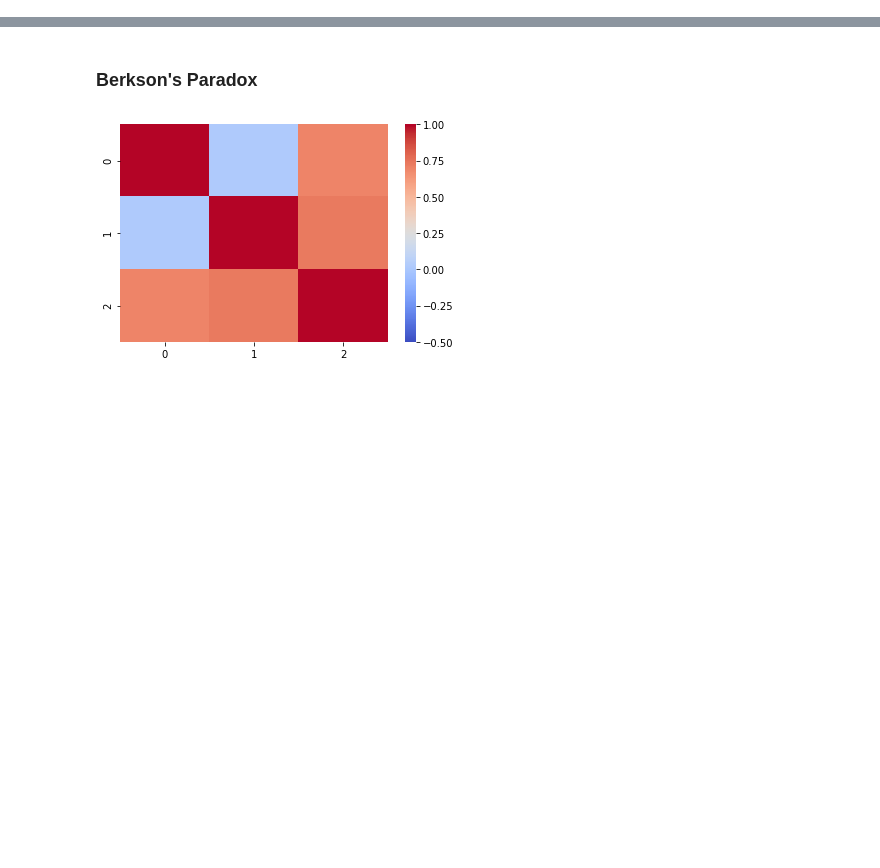
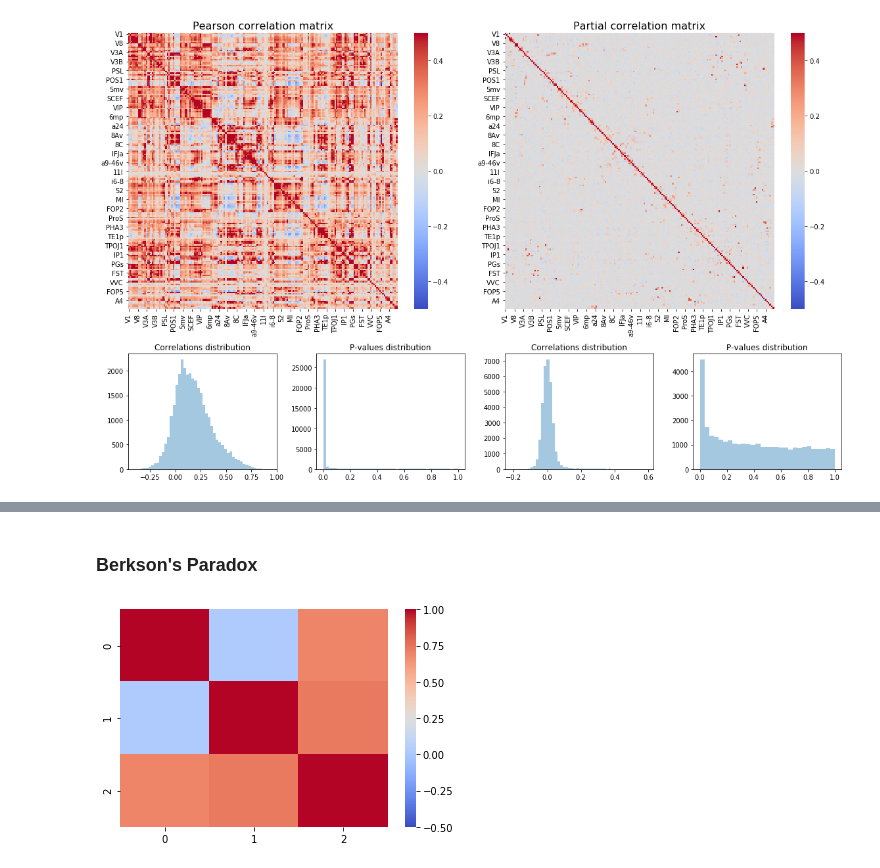
Before and after one commit to cryptofan/FunctionalConnectivity_AoNBrainhackWarsaw, a Jupyter notebook: codes/pearson vs partial.ipynb, the cells around one changed output, grey strips where cells are left out. Cells and saved outputs as stored; diff of their text form; code cells hidden in the pictures; blank space fills up the shorter version.

```diff
--- a/codes/pearson vs partial.ipynb
+++ b/codes/pearson vs partial.ipynb
@@ -104,0 +114,18 @@ plt.suptitle('Partial Correlation', fontsize=18);
+# %%
+path = '../datasets/fMRI/HCP_parcellated_smoothing5_100subjects_Glasser_restingstate_day1/100307.csv'
+label_path = '../datasets/fMRI/labels_Glasser.csv'
+labels = pd.read_csv(label_path, header=None)[0].values
+# %%
+pearson_fmri, pearson_fmri_p = (pd.DataFrame(fc.pearson_corr(pd.read_csv(path, header=None))[0],
+                                          index=labels, columns=labels),
+                                pd.DataFrame(fc.pearson_corr(pd.read_csv(path, header=None))[1],
+                                          index=labels, columns=labels))
+# %%
+partial_fmri, partial_fmri_p = (pd.DataFrame(fc.partial_corr(pd.read_csv(path, header=None))[0],
+                                          index=labels, columns=labels),
+                                pd.DataFrame(fc.partial_corr(pd.read_csv(path, header=None))[1],
+                                          index=labels, columns=labels))
+# %%
+corr_fmri = plot_corr(pearson_fmri, pearson_fmri_p, partial_fmri, partial_fmri_p)
+# %% [output]
+[figure, added]
```
Also changed, not shown: parts of 74 cells of this notebook, 43 other files.
